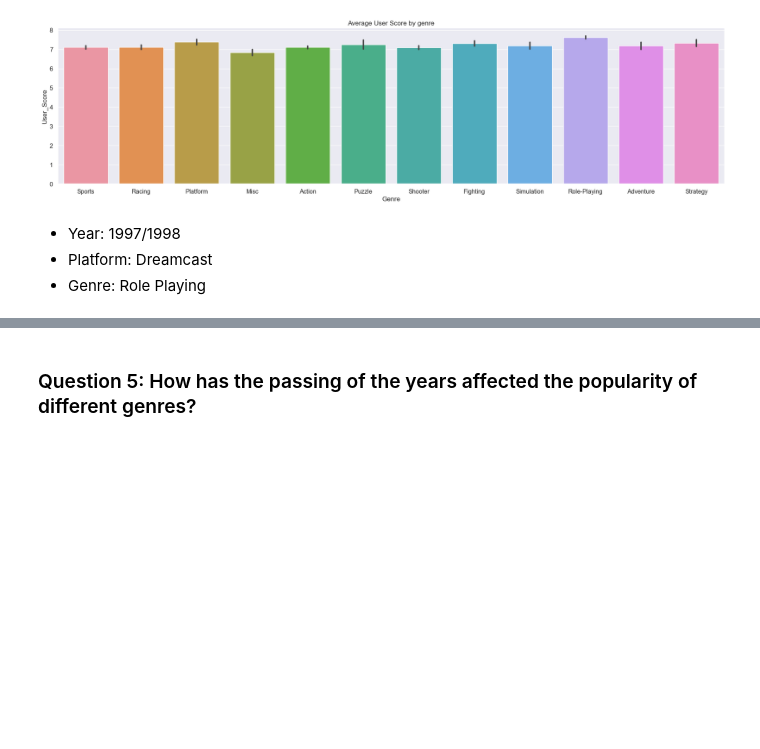
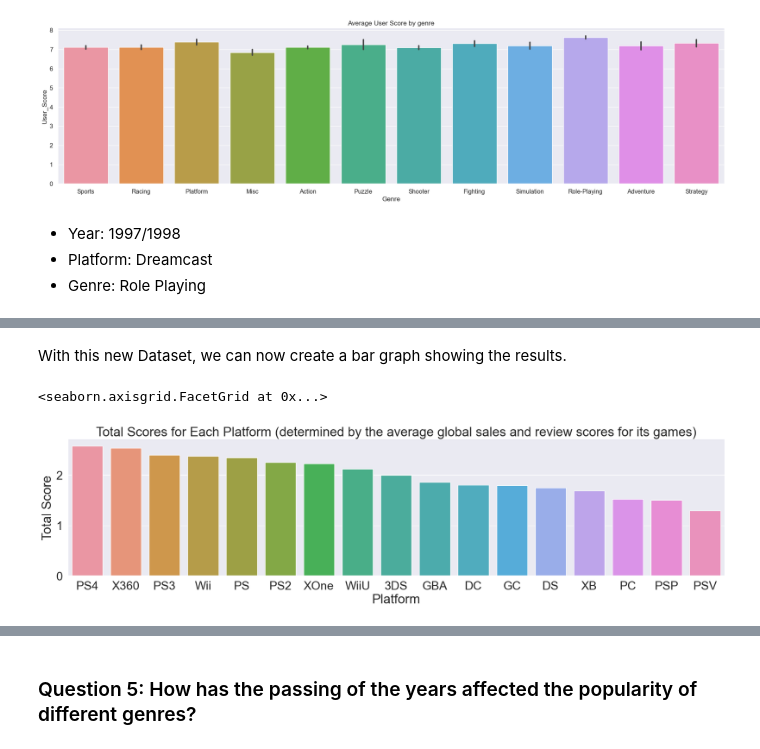
Before and after one commit to ubco-W2022T1-cosc301/project-group22, a Jupyter notebook: notebooks/analysis2.ipynb, the cells around one changed output, grey strips where cells are left out. Drawn from its saved outputs; the diff is of its cells as text; code cells hidden in the pictures; blank space fills up the shorter version.

```diff
--- a/notebooks/analysis2.ipynb
+++ b/notebooks/analysis2.ipynb
@@ -323,0 +320,13 @@ Looking at this, we see that the passing of the years doesn't have too much of a
+# %%
+platforms = d_cleaned.groupby('Platform')['Global_Sales'].mean()
+dfplat = pd.DataFrame(data=platforms)
+
+dfplat['Avg User Score'] = dtemp.groupby('Platform')['User_Score'].mean()
+dfplat = dfplat.dropna()
+
+dfplat['Relative Global Sales'] = dfplat['Global_Sales']/dfplat['Global_Sales'].mean()
+dfplat['Relative User Score'] = dfplat['Avg User Score']/dfplat['Avg User Score'].mean()
+dfplat['Total Score'] = dfplat['Relative Global Sales'] + dfplat['Relative User Score']
+dfplat = dfplat.sort_values(by=['Total Score'], ascending=False)
+dfplat = dfplat.reset_index()
+dfplat
@@ -323,0 +352,8 @@ Looking at this, we see that the passing of the years doesn't have too much of a
+# %% [markdown]
+With this new Dataset, we can now create a bar graph showing the results.
+# %%
+sns.set(font_scale=2)
+sns.catplot(data=dfplat, x="Platform", y="Total Score", kind="bar", aspect=3.7).set(title="Total Scores for Each Platform (determined by the average global sales and review scores for its games)")
+# %% [output]
+<seaborn.axisgrid.FacetGrid at 0x...>
+[figure, added]
```
Also changed, not shown: parts of 10 cells of this notebook.
